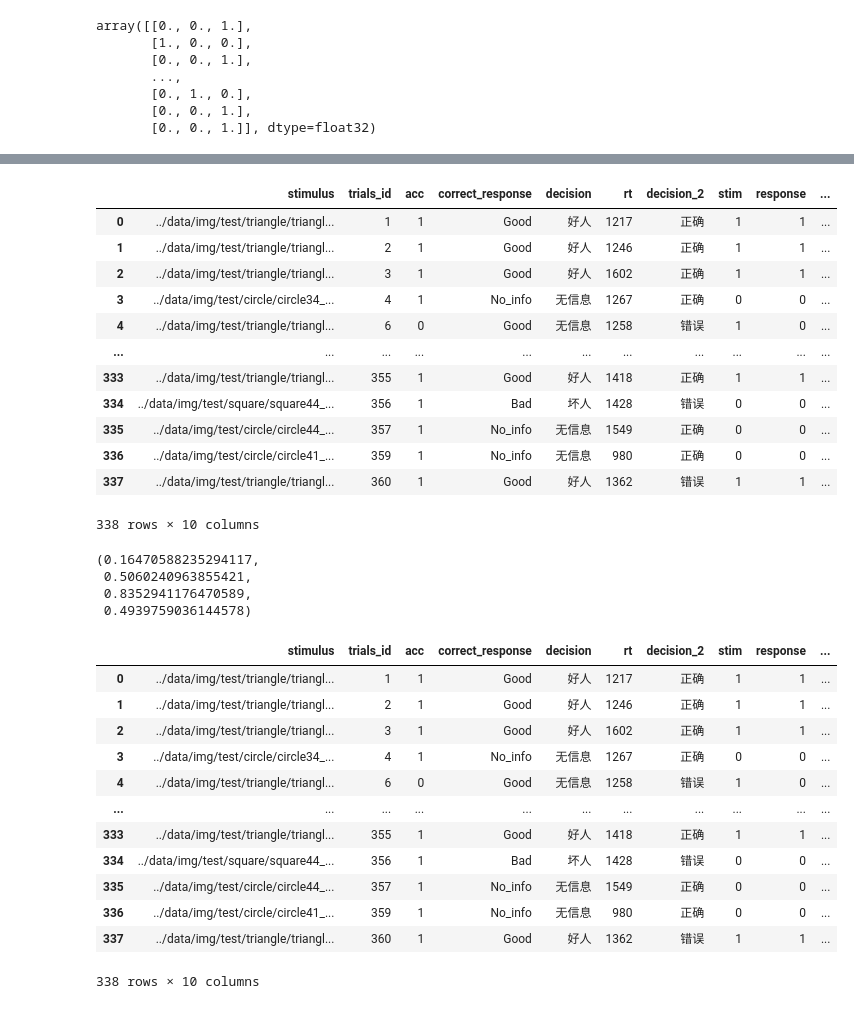
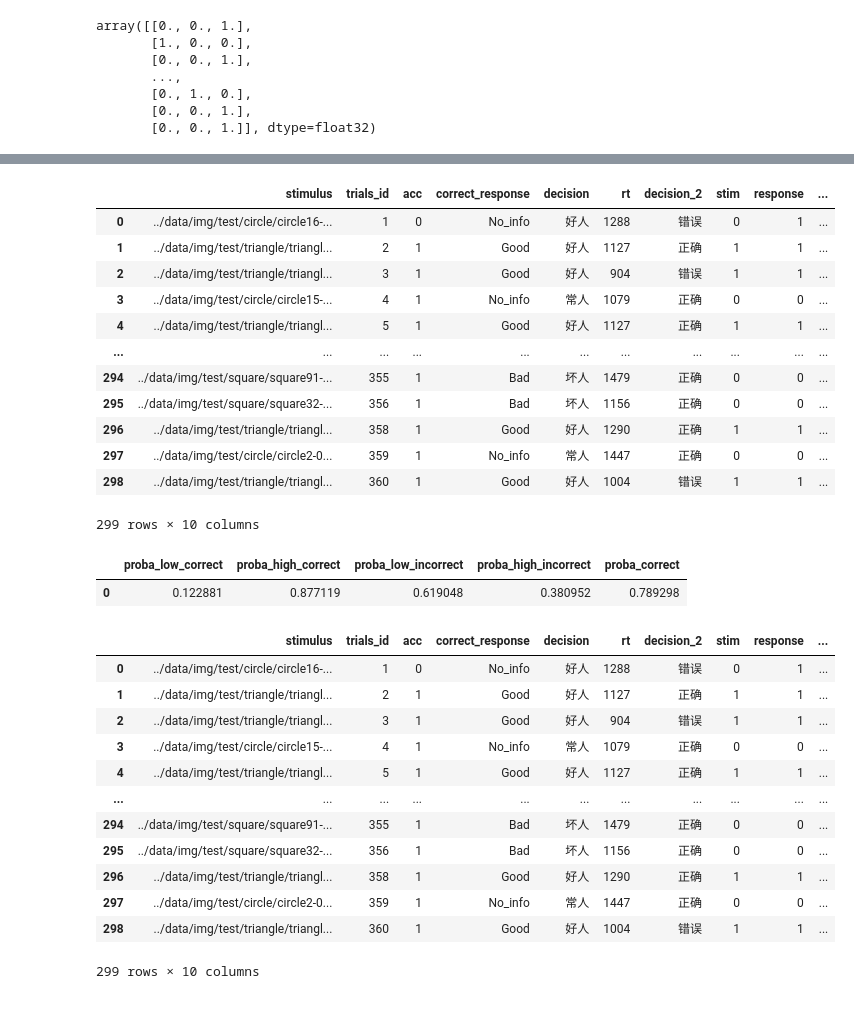
Before and after one commit to AaronZheng87/CNN_MetaCog, a Jupyter notebook: script/test.ipynb, the cells around one changed output, grey strips where cells are left out. Drawn from its saved outputs; the diff is of its cells as text; code cells hidden in the pictures.

```diff
--- a/script/test.ipynb
+++ b/script/test.ipynb
@@ -211,23 +219,23 @@ type2_proba(df_cnn)
 # %%
-df_sub1 = pd.read_csv("../data/sub/sub1.csv")
+df_sub3 = pd.read_csv("../data/sub/sub3_metad.csv")
 # %%
-df_sub1 = df_sub1.rename(columns = {"rating":"confidence"})
+df_sub3 = df_sub3.rename(columns = {"rating":"confidence"})
 # %%
-df_sub1
+df_sub3
 # %% [output]
 |  | stimulus | trials_id | acc | correct_response | decision | rt | decision_2 | stim | response | ... |
-| 0 | ../data/img/test/triangle/triangl... | 1 | 1 | Good | 好人 | 1217 | 正确 | 1 | 1 | ... |
-| 1 | ../data/img/test/triangle/triangl... | 2 | 1 | Good | 好人 | 1246 | 正确 | 1 | 1 | ... |
-| 2 | ../data/img/test/triangle/triangl... | 3 | 1 | Good | 好人 | 1602 | 正确 | 1 | 1 | ... |
-| 3 | ../data/img/test/circle/circle34_... | 4 | 1 | No_info | 无信息 | 1267 | 正确 | 0 | 0 | ... |
-| 4 | ../data/img/test/triangle/triangl... | 6 | 0 | Good | 无信息 | 1258 | 错误 | 1 | 0 | ... |
+| 0 | ../data/img/test/circle/circle16-... | 1 | 0 | No_info | 好人 | 1288 | 错误 | 0 | 1 | ... |
+| 1 | ../data/img/test/triangle/triangl... | 2 | 1 | Good | 好人 | 1127 | 正确 | 1 | 1 | ... |
+| 2 | ../data/img/test/triangle/triangl... | 3 | 1 | Good | 好人 | 904 | 错误 | 1 | 1 | ... |
+| 3 | ../data/img/test/circle/circle15-... | 4 | 1 | No_info | 常人 | 1079 | 正确 | 0 | 0 | ... |
+| 4 | ../data/img/test/triangle/triangl... | 5 | 1 | Good | 好人 | 1127 | 正确 | 1 | 1 | ... |
 | ... | ... | ... | ... | ... | ... | ... | ... | ... | ... | ... |
-| 333 | ../data/img/test/triangle/triangl... | 355 | 1 | Good | 好人 | 1418 | 正确 | 1 | 1 | ... |
-| 334 | ../data/img/test/square/square44_... | 356 | 1 | Bad | 坏人 | 1428 | 错误 | 0 | 0 | ... |
-| 335 | ../data/img/test/circle/circle44_... | 357 | 1 | No_info | 无信息 | 1549 | 正确 | 0 | 0 | ... |
-| 336 | ../data/img/test/circle/circle41_... | 359 | 1 | No_info | 无信息 | 980 | 正确 | 0 | 0 | ... |
-| 337 | ../data/img/test/triangle/triangl... | 360 | 1 | Good | 好人 | 1362 | 错误 | 1 | 1 | ... |
+| 294 | ../data/img/test/square/square91-... | 355 | 1 | Bad | 坏人 | 1479 | 正确 | 0 | 0 | ... |
+| 295 | ../data/img/test/square/square32-... | 356 | 1 | Bad | 坏人 | 1156 | 正确 | 0 | 0 | ... |
+| 296 | ../data/img/test/triangle/triangl... | 358 | 1 | Good | 好人 | 1290 | 正确 | 1 | 1 | ... |
+| 297 | ../data/img/test/circle/circle2-0... | 359 | 1 | No_info | 常人 | 1447 | 正确 | 0 | 0 | ... |
+| 298 | ../data/img/test/triangle/triangl... | 360 | 1 | Good | 好人 | 1004 | 错误 | 1 | 1 | ... |
-338 rows × 10 columns
+299 rows × 10 columns
 # %%
 def confidence_value(x):
     if x["confidence"] == 2:
@@ -239,8 +247,6 @@ df_sub1["confidence"] = df_sub1.apply(lambda x: confidence_value(x), axis=1)
 # %%
-type2_proba(df_sub1)
+type2_proba(df_sub3)
 # %% [output]
-(0.16470588235294117,
- 0.5060240963855421,
- 0.8352941176470589,
- 0.4939759036144578)
+|  | proba_low_correct | proba_high_correct | proba_low_incorrect | proba_high_incorrect | proba_correct |
+| 0 | 0.122881 | 0.877119 | 0.619048 | 0.380952 | 0.789298 |
 # %%
@@ -248,19 +254,19 @@ df_cnn.to_csv("../data/sub/cnn.csv")
 # %%
-df_sub1
+df_sub3
 # %% [output]
 |  | stimulus | trials_id | acc | correct_response | decision | rt | decision_2 | stim | response | ... |
-| 0 | ../data/img/test/triangle/triangl... | 1 | 1 | Good | 好人 | 1217 | 正确 | 1 | 1 | ... |
-| 1 | ../data/img/test/triangle/triangl... | 2 | 1 | Good | 好人 | 1246 | 正确 | 1 | 1 | ... |
-| 2 | ../data/img/test/triangle/triangl... | 3 | 1 | Good | 好人 | 1602 | 正确 | 1 | 1 | ... |
-| 3 | ../data/img/test/circle/circle34_... | 4 | 1 | No_info | 无信息 | 1267 | 正确 | 0 | 0 | ... |
-| 4 | ../data/img/test/triangle/triangl... | 6 | 0 | Good | 无信息 | 1258 | 错误 | 1 | 0 | ... |
+| 0 | ../data/img/test/circle/circle16-... | 1 | 0 | No_info | 好人 | 1288 | 错误 | 0 | 1 | ... |
+| 1 | ../data/img/test/triangle/triangl... | 2 | 1 | Good | 好人 | 1127 | 正确 | 1 | 1 | ... |
+| 2 | ../data/img/test/triangle/triangl... | 3 | 1 | Good | 好人 | 904 | 错误 | 1 | 1 | ... |
+| 3 | ../data/img/test/circle/circle15-... | 4 | 1 | No_info | 常人 | 1079 | 正确 | 0 | 0 | ... |
+| 4 | ../data/img/test/triangle/triangl... | 5 | 1 | Good | 好人 | 1127 | 正确 | 1 | 1 | ... |
 | ... | ... | ... | ... | ... | ... | ... | ... | ... | ... | ... |
-| 333 | ../data/img/test/triangle/triangl... | 355 | 1 | Good | 好人 | 1418 | 正确 | 1 | 1 | ... |
-| 334 | ../data/img/test/square/square44_... | 356 | 1 | Bad | 坏人 | 1428 | 错误 | 0 | 0 | ... |
-| 335 | ../data/img/test/circle/circle44_... | 357 | 1 | No_info | 无信息 | 1549 | 正确 | 0 | 0 | ... |
-| 336 | ../data/img/test/circle/circle41_... | 359 | 1 | No_info | 无信息 | 980 | 正确 | 0 | 0 | ... |
-| 337 | ../data/img/test/triangle/triangl... | 360 | 1 | Good | 好人 | 1362 | 错误 | 1 | 1 | ... |
+| 294 | ../data/img/test/square/square91-... | 355 | 1 | Bad | 坏人 | 1479 | 正确 | 0 | 0 | ... |
+| 295 | ../data/img/test/square/square32-... | 356 | 1 | Bad | 坏人 | 1156 | 正确 | 0 | 0 | ... |
+| 296 | ../data/img/test/triangle/triangl... | 358 | 1 | Good | 好人 | 1290 | 正确 | 1 | 1 | ... |
+| 297 | ../data/img/test/circle/circle2-0... | 359 | 1 | No_info | 常人 | 1447 | 正确 | 0 | 0 | ... |
+| 298 | ../data/img/test/triangle/triangl... | 360 | 1 | Good | 好人 | 1004 | 错误 | 1 | 1 | ... |
-338 rows × 10 columns
+299 rows × 10 columns
 # %%
 df_cnn["count"] = 1
 df_cnn.groupby(["stim", "response", "confidence"])["count"].count()
```
Also changed, not shown: parts of 18 cells of this notebook, 9 other files.
